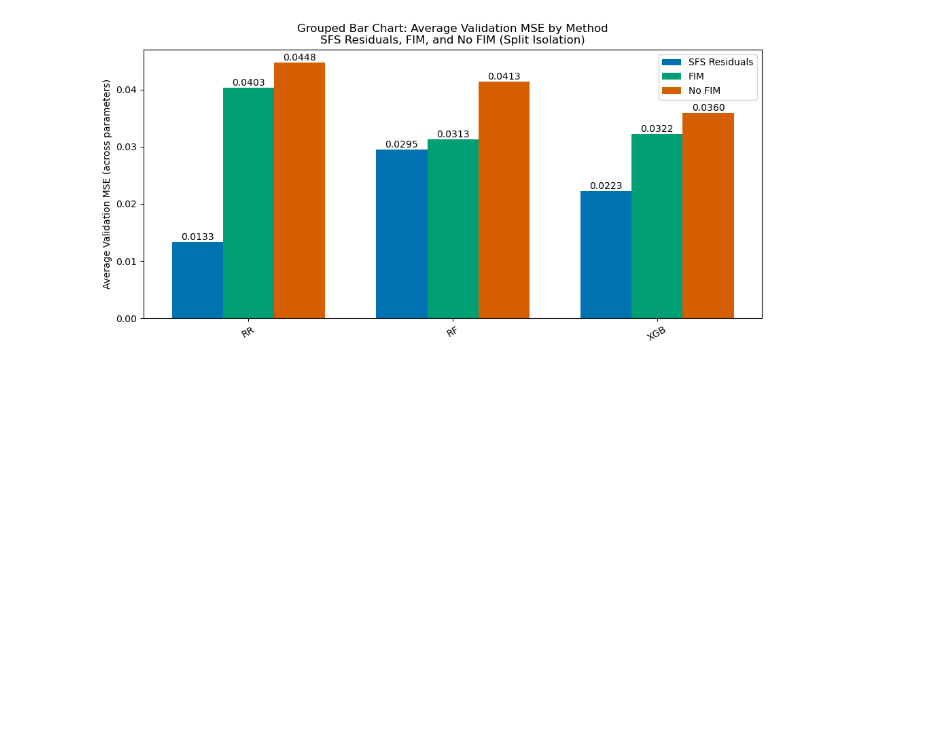
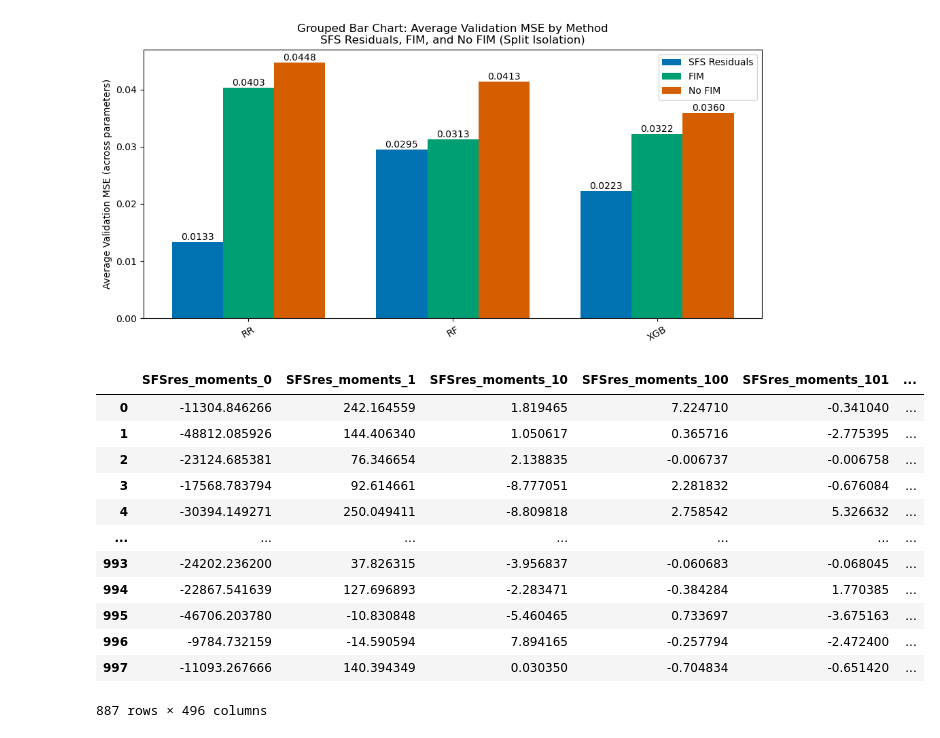
Before and after one commit to ak1376/Infer_Demography, a Jupyter notebook: notebooks/visualization.ipynb, the cells around one changed output. Saved outputs shown, nothing was run; the diff lists cells and outputs as text; code cells hidden in the pictures; blank space fills up the shorter version.

```diff
--- a/notebooks/visualization.ipynb
+++ b/notebooks/visualization.ipynb
@@ -1190,3 +1193,23 @@ plt.tight_layout()
 plt.show()
 # %% [output]
 [figure]
+# %%
+import pandas as pd
+with open('/home/akapoor/kernlab/Infer_Demography/experiments/split_isolation/modeling/datasets/features_df.pkl', 'rb') as f:
+    dframe = pd.read_pickle(f)
+# %%
+dframe
+# %% [output]
+|  | SFSres_moments_0 | SFSres_moments_1 | SFSres_moments_10 | SFSres_moments_100 | SFSres_moments_101 | ... |
+| 0 | -11304.846266 | 242.164559 | 1.819465 | 7.224710 | -0.341040 | ... |
+| 1 | -48812.085926 | 144.406340 | 1.050617 | 0.365716 | -2.775395 | ... |
+| 2 | -23124.685381 | 76.346654 | 2.138835 | -0.006737 | -0.006758 | ... |
+| 3 | -17568.783794 | 92.614661 | -8.777051 | 2.281832 | -0.676084 | ... |
+| 4 | -30394.149271 | 250.049411 | -8.809818 | 2.758542 | 5.326632 | ... |
+| ... | ... | ... | ... | ... | ... | ... |
+| 993 | -24202.236200 | 37.826315 | -3.956837 | -0.060683 | -0.068045 | ... |
+| 994 | -22867.541639 | 127.696893 | -2.283471 | -0.384284 | 1.770385 | ... |
+| 995 | -46706.203780 | -10.830848 | -5.460465 | 0.733697 | -3.675163 | ... |
+| 996 | -9784.732159 | -14.590594 | 7.894165 | -0.257794 | -2.472400 | ... |
+| 997 | -11093.267666 | 140.394349 | 0.030350 | -0.704834 | -0.651420 | ... |
+887 rows × 496 columns
```
Also changed, not shown: parts of 2 cells of this notebook, 11 other files.
